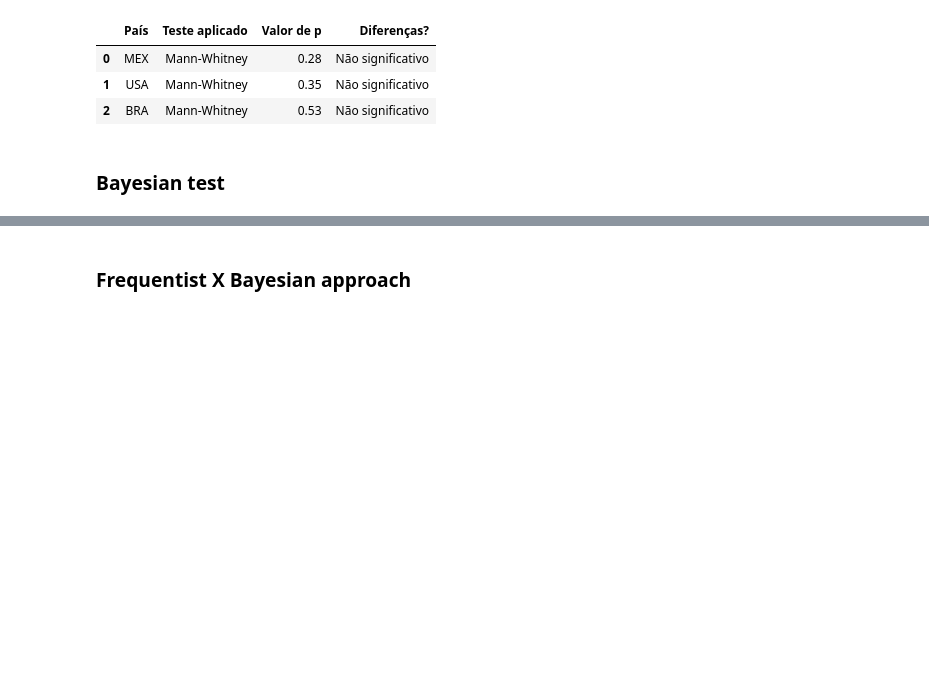
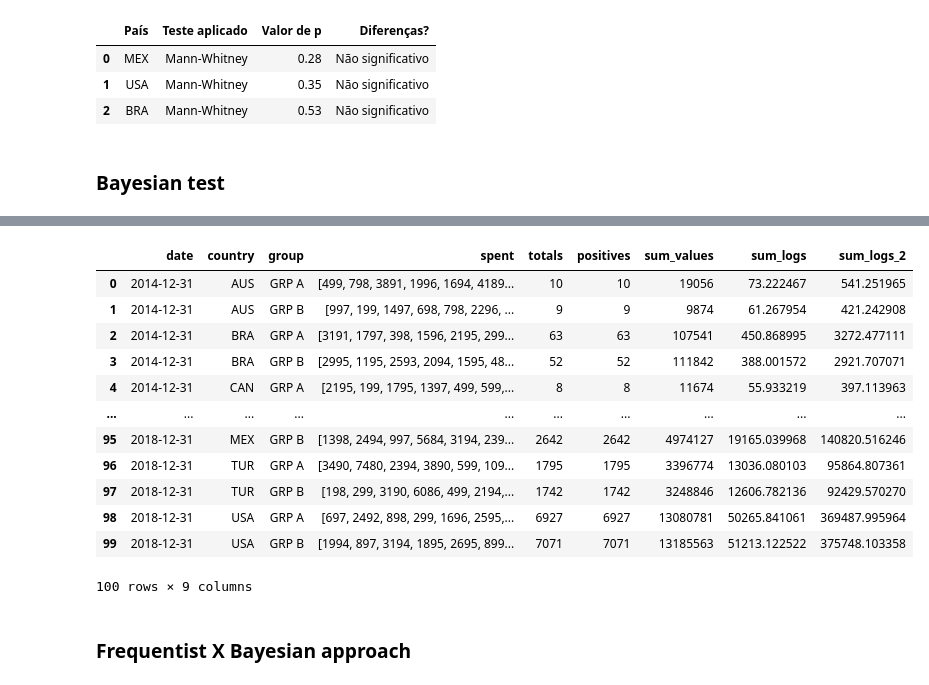
Before and after one commit to GustavoHBDuarte/AB_testing, a Jupyter notebook: A_B_testing.ipynb, the cells around one changed output, grey strips where cells are left out. Cells and saved outputs as stored; diff of their text form; code cells hidden in the pictures; blank space fills up the shorter version.

Commit message:
Data preparation for Bayesian test for gross revenue finished.

```diff
--- a/A_B_testing.ipynb
+++ b/A_B_testing.ipynb
@@ -544,0 +580,9 @@ df_results
+# %%
+# Criando o dataframe agrupado por ano, país e grupo
+## apendando os elementos ao longo do tempo
+
+# as operações necessárias para o alimentar os parâmetros de teste bayesiano serão efetuados nesse dataframe
+
+df_grouped = df[['country','spent','date','group']].groupby([pd.Grouper(key='date', freq='Y'),'country','group']).agg(list).groupby(level=[1,2]).apply(lambda x: x.cumsum())
+
+df_grouped
@@ -545,3 +604,36 @@ df_results
+# %%
+df_grouped = df_grouped.reset_index()
+# %%
+# 'totals' parameter
+df_grouped['totals'] = df_grouped['spent'].apply(len)
+
+# 'positives' parameter
+df_grouped['positives'] = df_grouped['spent'].apply(lambda x: sum(i > 0 for i in x))
+
+# 'sum_values' parameter
+df_grouped['sum_values'] = df_grouped['spent'].apply(lambda x: sum(x))
+
+# 'sum_logs' parameter
+df_grouped['sum_logs'] = df_grouped['spent'].apply(lambda x: sum([np.log(i) for i in x if i > 0]))
+
+# 'sum_logs_2' parameter
+df_grouped['sum_logs_2'] = df_grouped['spent'].apply(lambda x: sum([np.square(np.log(i)) for i in x if i > 0]))
+# %%
+df_grouped
+# %% [output]
+|  | date | country | group | spent | totals | positives | sum_values | sum_logs | sum_logs_2 |
+| 0 | 2014-12-31 | AUS | GRP A | [499, 798, 3891, 1996, 1694, 4189... | 10 | 10 | 19056 | 73.222467 | 541.251965 |
+| 1 | 2014-12-31 | AUS | GRP B | [997, 199, 1497, 698, 798, 2296, ... | 9 | 9 | 9874 | 61.267954 | 421.242908 |
+| 2 | 2014-12-31 | BRA | GRP A | [3191, 1797, 398, 1596, 2195, 299... | 63 | 63 | 107541 | 450.868995 | 3272.477111 |
+| 3 | 2014-12-31 | BRA | GRP B | [2995, 1195, 2593, 2094, 1595, 48... | 52 | 52 | 111842 | 388.001572 | 2921.707071 |
+| 4 | 2014-12-31 | CAN | GRP A | [2195, 199, 1795, 1397, 499, 599,... | 8 | 8 | 11674 | 55.933219 | 397.113963 |
+| ... | ... | ... | ... | ... | ... | ... | ... | ... | ... |
+| 95 | 2018-12-31 | MEX | GRP B | [1398, 2494, 997, 5684, 3194, 239... | 2642 | 2642 | 4974127 | 19165.039968 | 140820.516246 |
+| 96 | 2018-12-31 | TUR | GRP A | [3490, 7480, 2394, 3890, 599, 109... | 1795 | 1795 | 3396774 | 13036.080103 | 95864.807361 |
+| 97 | 2018-12-31 | TUR | GRP B | [198, 299, 3190, 6086, 499, 2194,... | 1742 | 1742 | 3248846 | 12606.782136 | 92429.570270 |
+| 98 | 2018-12-31 | USA | GRP A | [697, 2492, 898, 299, 1696, 2595,... | 6927 | 6927 | 13080781 | 50265.841061 | 369487.995964 |
+| 99 | 2018-12-31 | USA | GRP B | [1994, 897, 3194, 1895, 2695, 899... | 7071 | 7071 | 13185563 | 51213.122522 | 375748.103358 |
+100 rows × 9 columns
 # %% [markdown]
 ### Frequentist X Bayesian approach
 # %% [markdown]
```
Also changed, not shown: parts of 6 cells of this notebook.
